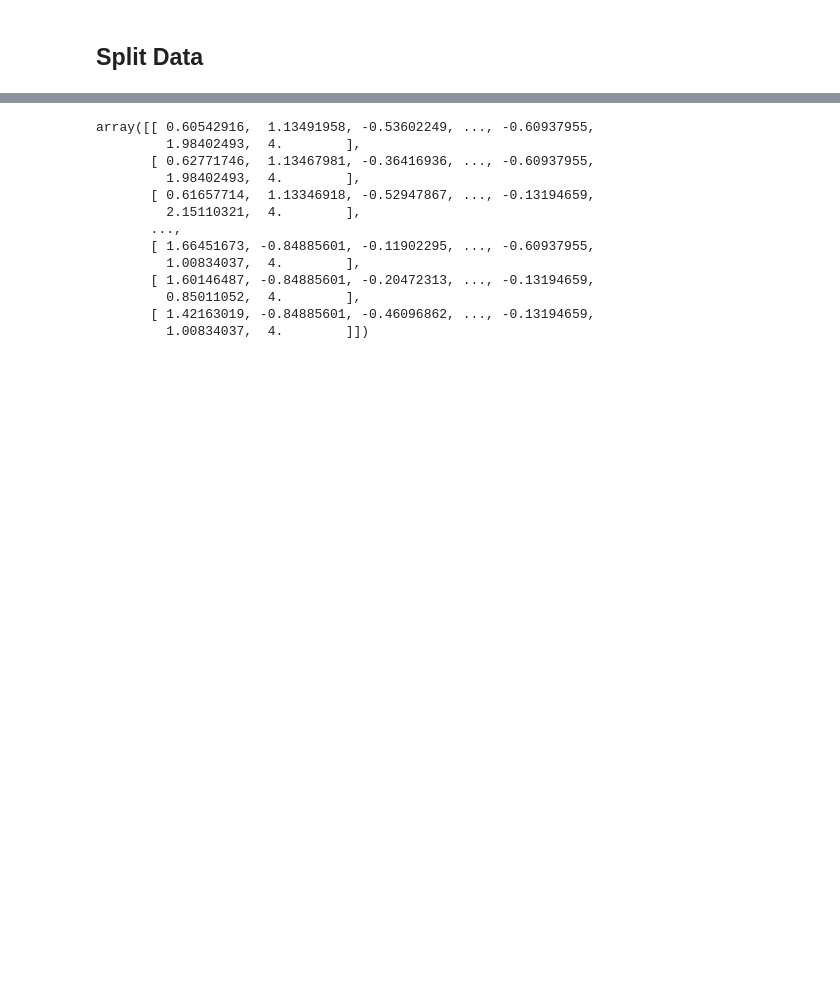
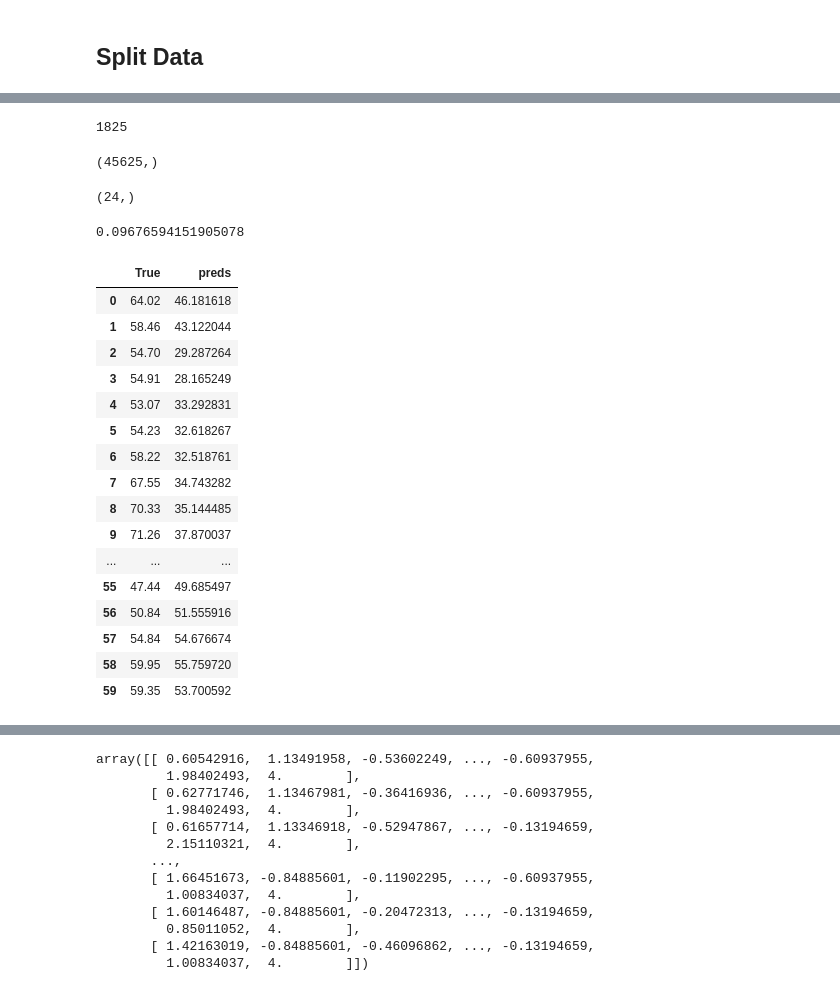
Before and after one commit to EvanHolder/Predicting-Energy-Markets-in-Spain, a Jupyter notebook: notebooks/NeuralNets.ipynb, the cells around one changed output, grey strips where cells are left out. Drawn from its saved outputs; the diff is of its cells as text; code cells hidden in the pictures; blank space fills up the shorter version.

Commit message:
add basic NN, and 24 hr prediction NN

```diff
--- a/notebooks/NeuralNets.ipynb
+++ b/notebooks/NeuralNets.ipynb
@@ -234,0 +295,38 @@ NotFoundError: Unsuccessful TensorSliceReader constructor: Failed to find any ma
+# %%
+# Instantiate model and build layers
+bm_1 = models.Sequential()
+bm_1.add(layers.Dense(239, activation='relu', input_shape=input_shape))
+bm_1.add(layers.Dense(162, activation='relu'))
+bm_1.add(TimeDistributed(layers.Dense(1)))
+
+# Loss Metric to optimize
+metric = tf.keras.metrics.MeanAbsolutePercentageError(name='MAPE')
+
+# Create early stopping point
+callback = keras.callbacks.EarlyStopping(
+    patience=10,
+    monitor='val_'+metric.name,
+    mode='min',
+    restore_best_weights=True
+)
+
+
+# Compile the model
+bm_1.compile(loss=tf.keras.metrics.mean_absolute_error,
+           optimizer=keras.optimizers.Adam(learning_rate=.001),
+           metrics=metric)
+
+# Fit the model
+history = bm_1.fit(x= X_train,
+                 y=y_train,
+                 epochs = 100,
+                 callbacks=[callback],
+                 batch_size=64,
+                 validation_data=(X_val, y_val),
+)
+
+preds = bm_1.predict(X_train)
+preds_flat = preds.flatten()
+y_flat = y.flatten()
+print('r2:',r2_score(y_flat, preds_flat))
+print('r2:',(np.corrcoef(y_flat, preds_flat)**2)[0][1])
@@ -234,0 +355,37 @@ NotFoundError: Unsuccessful TensorSliceReader constructor: Failed to find any ma
+# %%
+count
+# %% [output]
+1825
+# %%
+actual_preds.shape
+# %% [output]
+(45625,)
+# %%
+preds[48+24+24].flatten().shape
+# %% [output]
+(24,)
+# %%
+(np.corrcoef(array_y_train, preds)**2)[0][1]
+# %% [output]
+0.09676594151905078
+# %%
+results = pd.DataFrame({'True': array_y_train, 'preds': preds})
+results.head(60)
+# %% [output]
+|  | True | preds |
+| 0 | 64.02 | 46.181618 |
+| 1 | 58.46 | 43.122044 |
+| 2 | 54.70 | 29.287264 |
+| 3 | 54.91 | 28.165249 |
+| 4 | 53.07 | 33.292831 |
+| 5 | 54.23 | 32.618267 |
+| 6 | 58.22 | 32.518761 |
+| 7 | 67.55 | 34.743282 |
+| 8 | 70.33 | 35.144485 |
+| 9 | 71.26 | 37.870037 |
+| ... | ... | ... |
+| 55 | 47.44 | 49.685497 |
+| 56 | 50.84 | 51.555916 |
+| 57 | 54.84 | 54.676674 |
+| 58 | 59.95 | 55.759720 |
+| 59 | 59.35 | 53.700592 |
```
Also changed, not shown: parts of 33 cells of this notebook, 1 other file.
